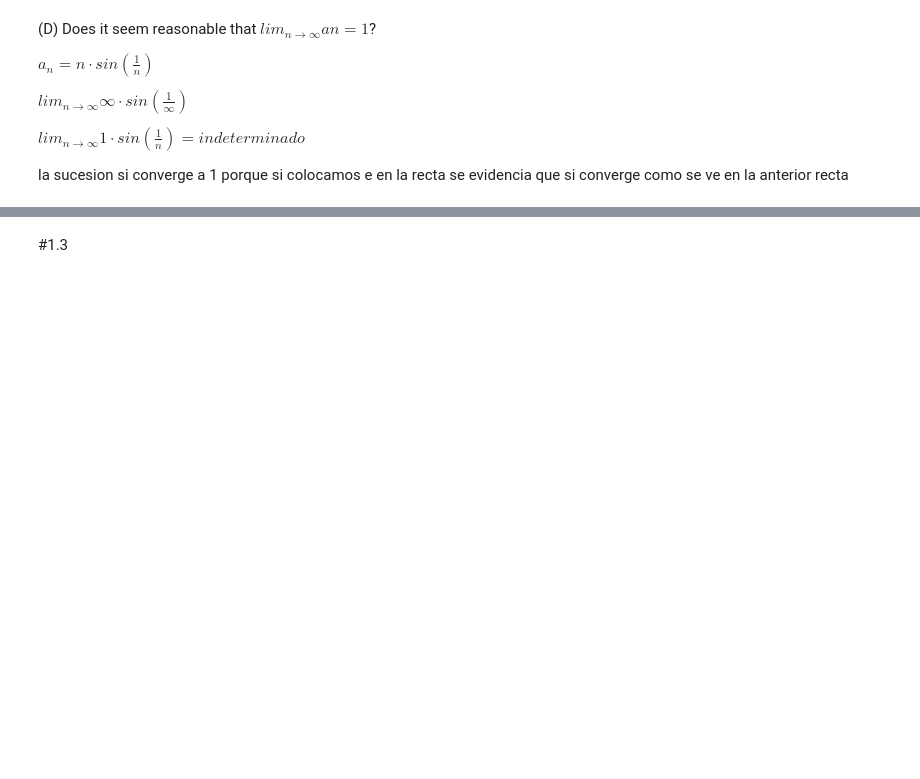
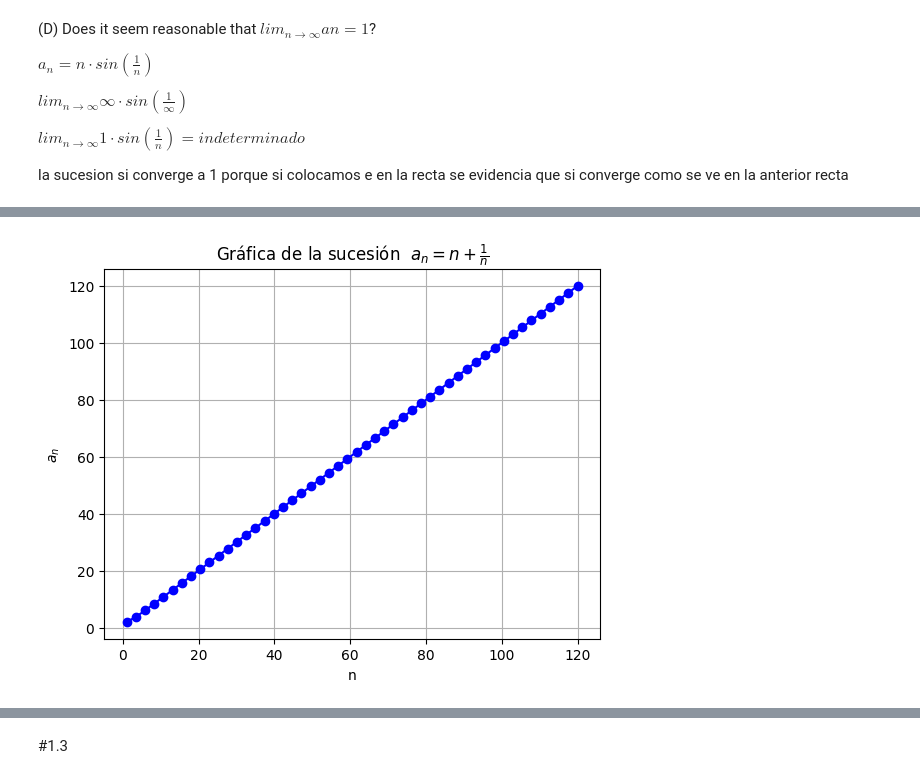
Before and after one commit to Juanm3005/trabajo-grupo-aplicadas, a Jupyter notebook: taller_sucesiones.ipynb, the cells around one changed output, grey strips where cells are left out. Cells and saved outputs as stored; diff of their text form; code cells hidden in the pictures; blank space fills up the shorter version.

```diff
--- a/taller_sucesiones.ipynb
+++ b/taller_sucesiones.ipynb
@@ -662,0 +770,19 @@ while True:
+# %%
+def a_n(n):
+    return n + (1/n)
+
+
+n_values = np.linspace(1,120, 50)
+
+
+a_values = [a_n(n) for n in n_values]
+
+
+plt.plot(n_values, a_values, marker='o', linestyle='-', color='b')
+plt.title('Gráfica de la sucesión  $a_n = n + \\frac {1}{n}$')
+plt.xlabel('n')
+plt.ylabel('$a_n $')
+plt.grid(True)
+plt.show()
+# %% [output]
+[figure, added]
```
Also changed, not shown: parts of 17 cells of this notebook.
